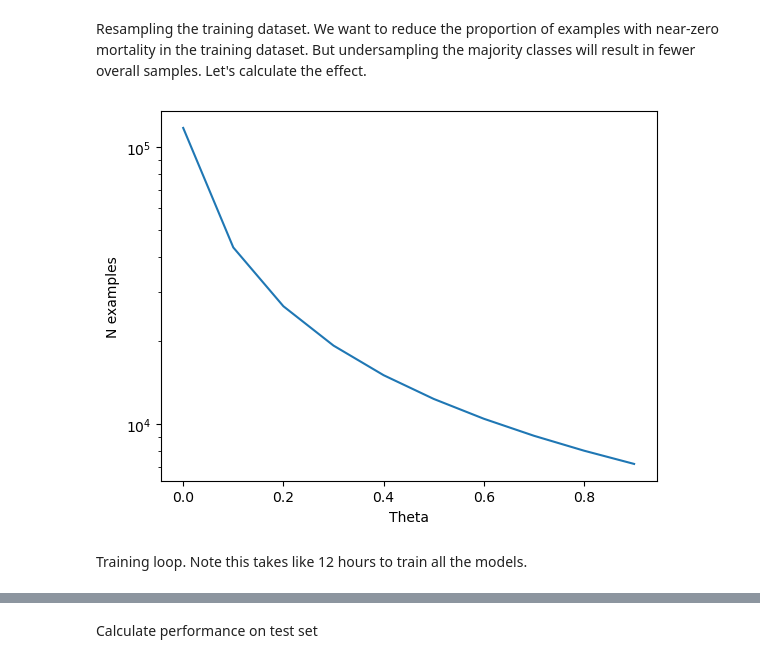
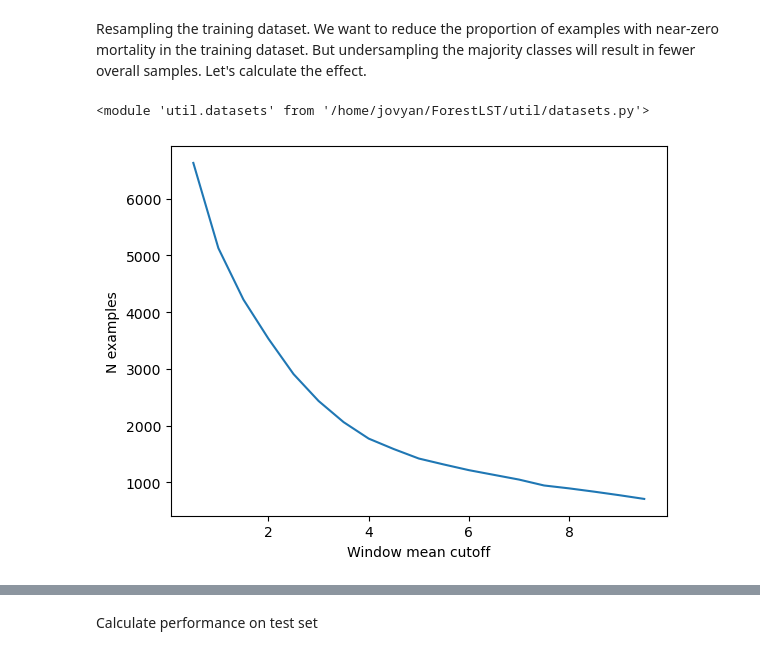
Before and after one commit to s-kganz/ForestLST, a Jupyter notebook: notebooks/preisler_convnet.ipynb, the cells around one changed output, grey strips where cells are left out. Saved outputs shown, nothing was run; the diff lists cells and outputs as text; code cells hidden in the pictures.

Commit message:
experiment with smaller convnet and with more bands

```diff
--- a/notebooks/preisler_convnet.ipynb
+++ b/notebooks/preisler_convnet.ipynb
@@ -60,0 +50,4 @@ array([[[[       nan,        nan,        nan, ...,        nan,
+# %%
+ds = ds.to_stacked_array("band", sample_dims=["x", "y", "time"])\
+    .transpose("time", "band", ...)
+ds
@@ -97,9 +122,10 @@ Data pipeline
 # has to be temporally disjoint so we don't leak data. Since 2020 had very few
 # surveys we have to ignore it.
 years = ds.time.values
-train_years = np.concatenate((years[:5], years[10:15]))
-valid_years = years[5:10]
-test_years  = years[15:20]
+
+train_years = years[16:]
+valid_years = years[:8]
+test_years = years[8:16]
 
 print("Training years:", train_years)
 print("Validation years:", valid_years)
@@ -124,15 +154,16 @@ Testing: 34174
 # %%
 from torch.utils.data import DataLoader
 
-target = "mortality"
-target_ind = 6 # in the band coordinate
+target = "mort_ewma"
+target_ind = np.where(ds.coords.get("variable").values == target)[0][0]
 
 dtype = torch.float32
+# cutoff = 1
 
 def collator(patch_list):
     X = torch.stack([
         torch.tensor(
-            np.squeeze(patch.values[:-1, input_vars, :, :]),
+            np.squeeze(patch.values[:-1, input_inds, :, :]),
             dtype=dtype
         )
         for patch in patch_list
@@ -140,12 +171,13 @@ def collator(patch_list):
 
     # Replace nan cells with the channel mean from this batch
     ch_mean = torch.nanmean(X, dim=0)
+    X = torch.nan_to_num(X)
     X += ch_mean * torch.isnan(X)
 
     y = torch.stack([
-        torch.tensor(patch.values[-1, target_ind, :, :], dtype=dtype)/100
+        torch.tensor(patch.values[-1, target_ind, :, :], dtype=dtype)
         for patch in patch_list
-    ]).squeeze(dim=2)
+    ]).squeeze(dim=2)/100
 
     return X, y
 
@@ -166,24 +198,24 @@ torch.Size([32, 4, 3, 8, 8])
 torch.Size([32, 8, 8])
 # %% [markdown]
 Resampling the training dataset. We want to reduce the proportion of examples with near-zero mortality in the training dataset. But undersampling the majority classes will result in fewer overall samples. Let's calculate the effect.
+# %%
+reload(util.datasets)
+# %% [output]
+<module 'util.datasets' from '/home/jovyan/ForestLST/util/datasets.py'>
 # %%
-thetas = np.arange(0, 1, step=0.1)
-ns = []
+cutoffs = np.arange(0.5, 10, step=0.5)
+ns = np.zeros(cutoffs.shape)
 
 train_ds = ds.sel(time=train_years)
 
-for th in thetas:
-    ns.append(
-        len(util.datasets.ResampleXarrayDataset(
-            train_ds, window, mask=mort_arr.sel(time=train_years),
-            theta=th, n_bins=5
-        ))
-    )
+window_mean = train_ds.isel(band=target_ind).rolling(x=8, y=8, time=5).mean()
+
+for i, c in enumerate(cutoffs):
+    ns[i] = (window_mean > c).sum().values
 # %%
-plt.plot(thetas, ns)
-plt.xlabel("Theta")
+plt.plot(cutoffs, ns)
+plt.xlabel("Window mean cutoff")
 plt.ylabel("N examples")
-plt.yscale("log")
 plt.show()
 # %% [output]
-[figure, old version]
+[figure, new version]
@@ -192,2 +221,0 @@ theta_max = 0.5 # somewhat arbitrary
-# %% [markdown]
-Training loop. Note this takes like 12 hours to train all the models.
```
Also changed, not shown: parts of 31 cells of this notebook.
